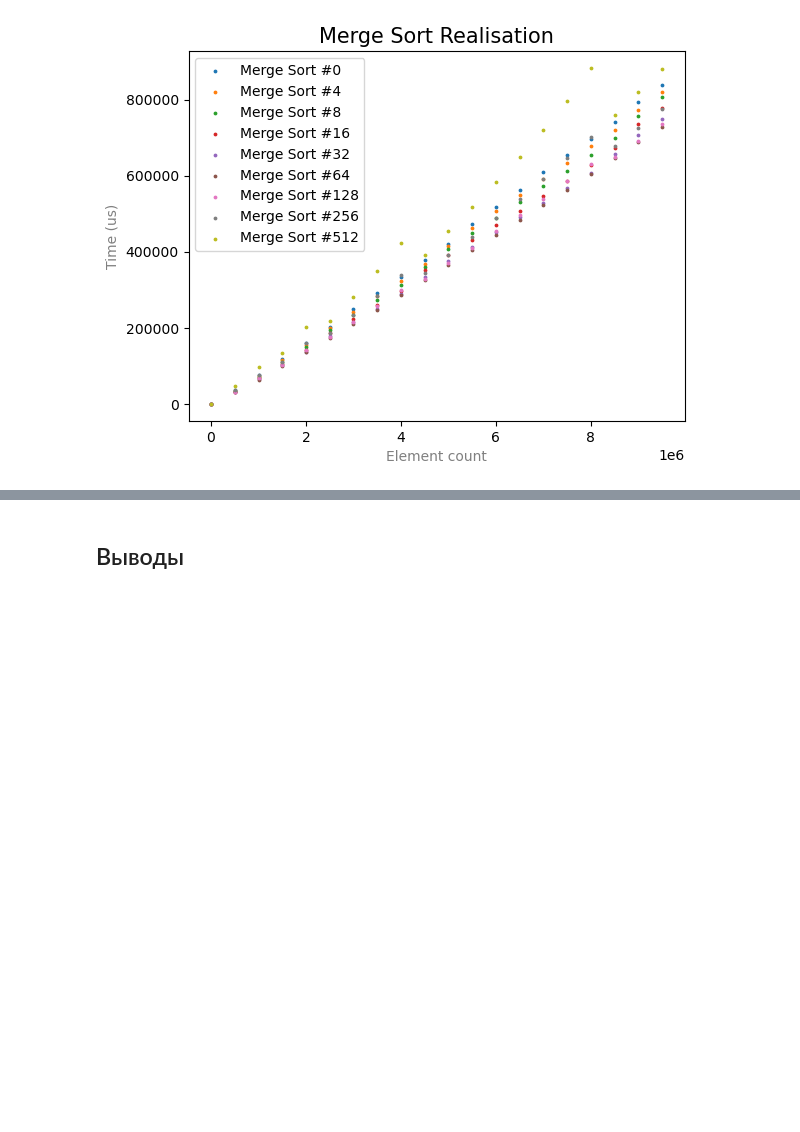
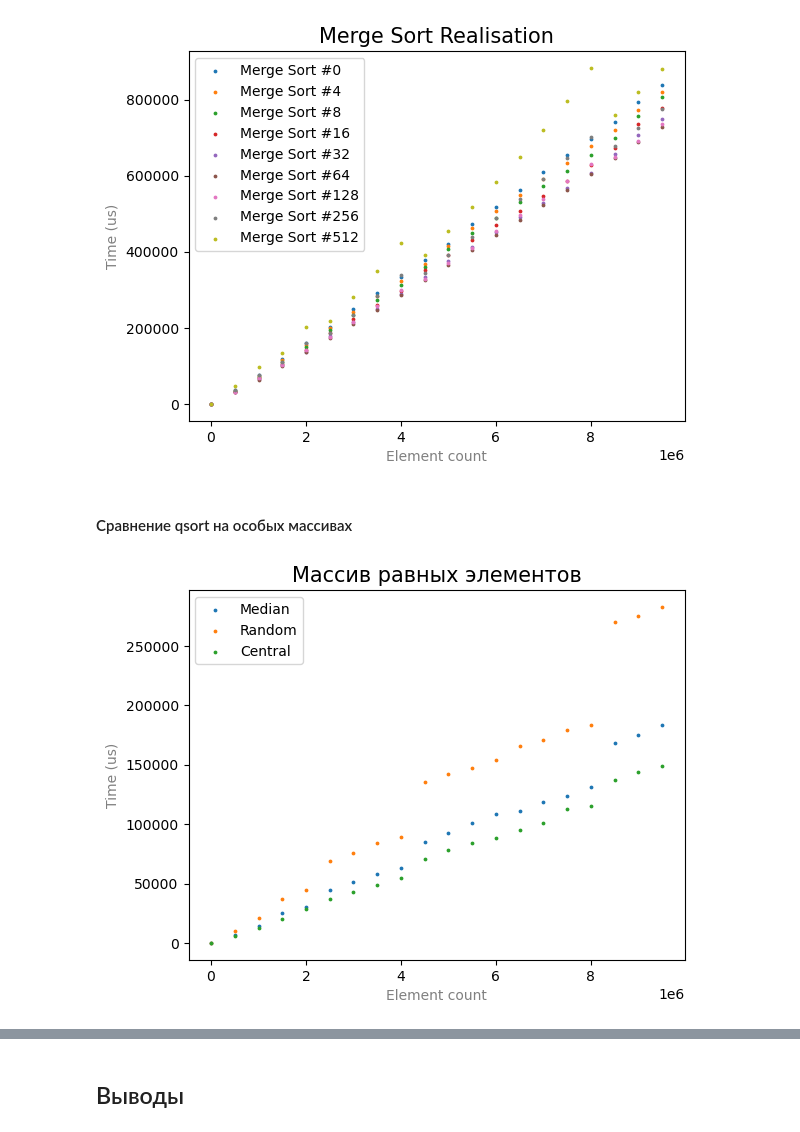
Before and after one commit to foxidokun/alco-algo, a Jupyter notebook: Lab03/graphs.ipynb, the cells around one changed output, grey strips where cells are left out. Saved outputs shown, nothing was run; the diff lists cells and outputs as text; code cells hidden in the pictures; blank space fills up the shorter version.

```diff
--- a/Lab03/graphs.ipynb
+++ b/Lab03/graphs.ipynb
@@ -8,6 +8,24 @@ sorts = {
     "Quick Median Sort" : ([], []),
     "Quick Central Sort" : ([], []),
     "Quick Random Sort" : ([], []),
+
+    "Quick Median Sort :: EQUAL" : ([], []),
+    "Quick Central Sort :: EQUAL" : ([], []),
+    "Quick Random Sort :: EQUAL" : ([], []),
+
+    "Quick Median Sort :: ZEBRA" : ([], []),
+    "Quick Central Sort :: ZEBRA" : ([], []),
+    "Quick Random Sort :: ZEBRA" : ([], []),
+
+    "Quick Median Sort :: LOTSAME" : ([], []),
+    "Quick Central Sort :: LOTSAME" : ([], []),
+    "Quick Random Sort :: LOTSAME" : ([], []),
+
+    "Quick Median Sort :: USHAPE" : ([], []),
+    "Quick Central Sort :: USHAPE" : ([], []),
+    "Quick Random Sort :: USHAPE" : ([], []),
+
+
     "Radix Sort" : ([], []),
     "Insertion Sort Op" : ([], []),
     "Insertion Sort Unop" : ([], []),
@@ -184,3 +202,19 @@ plt.legend(['Merge Sort #0', 'Merge Sort #4', 'Merge Sort #8', 'Merge Sort #16',
 plt.show()
 # %% [output]
 [figure]
+# %% [markdown]
+#### Сравнение qsort на особых массивах
+# %%
+plt.xlabel('Element count', color = 'gray')
+plt.ylabel('Time (us)', color = 'gray')
+
+plt.title('Массив равных элементов', fontsize = 15)
+
+plt.scatter(sorts["Quick Median Sort :: EQUAL"][0], sorts["Quick Median Sort :: EQUAL"][1], s = 3)
+plt.scatter(sorts["Quick Random Sort :: EQUAL"][0], sorts["Quick Random Sort :: EQUAL"][1], s = 3)
+plt.scatter(sorts["Quick Central Sort :: EQUAL"][0], sorts["Quick Central Sort :: EQUAL"][1], s = 3)
+
+plt.legend(["Median", "Random", "Central"])
+plt.show()
+# %% [output]
+[figure, added]
```
Also changed, not shown: parts of 7 cells of this notebook, 2 other files.
